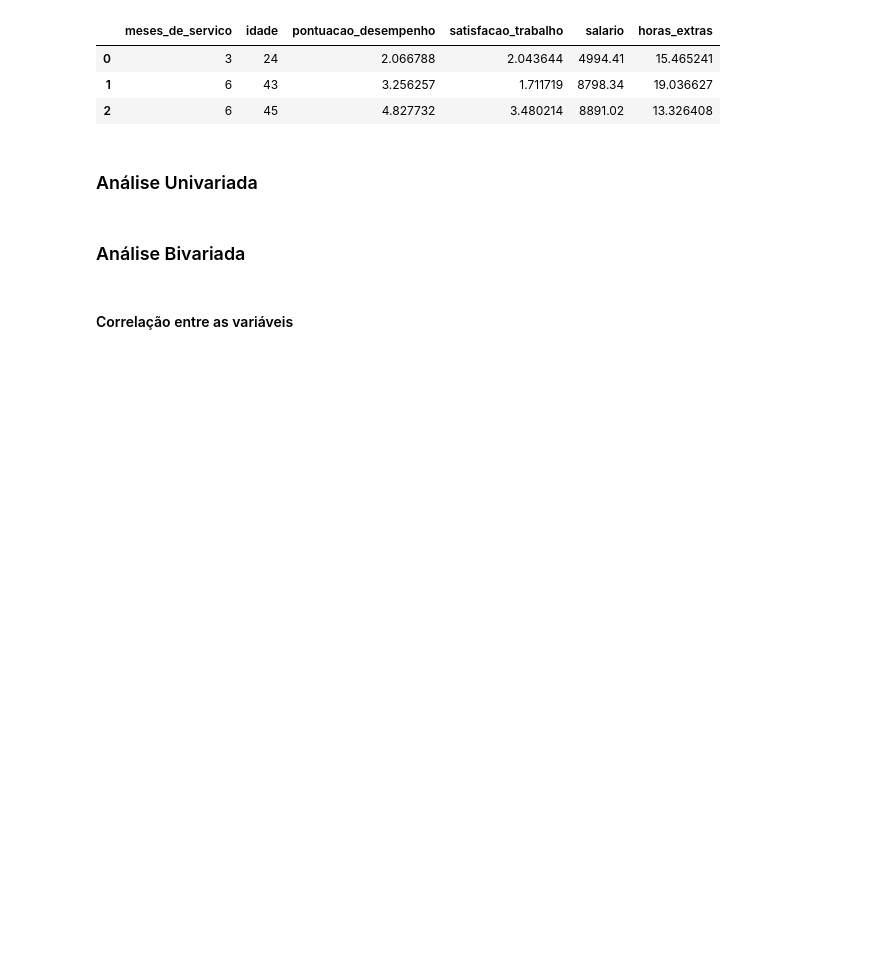
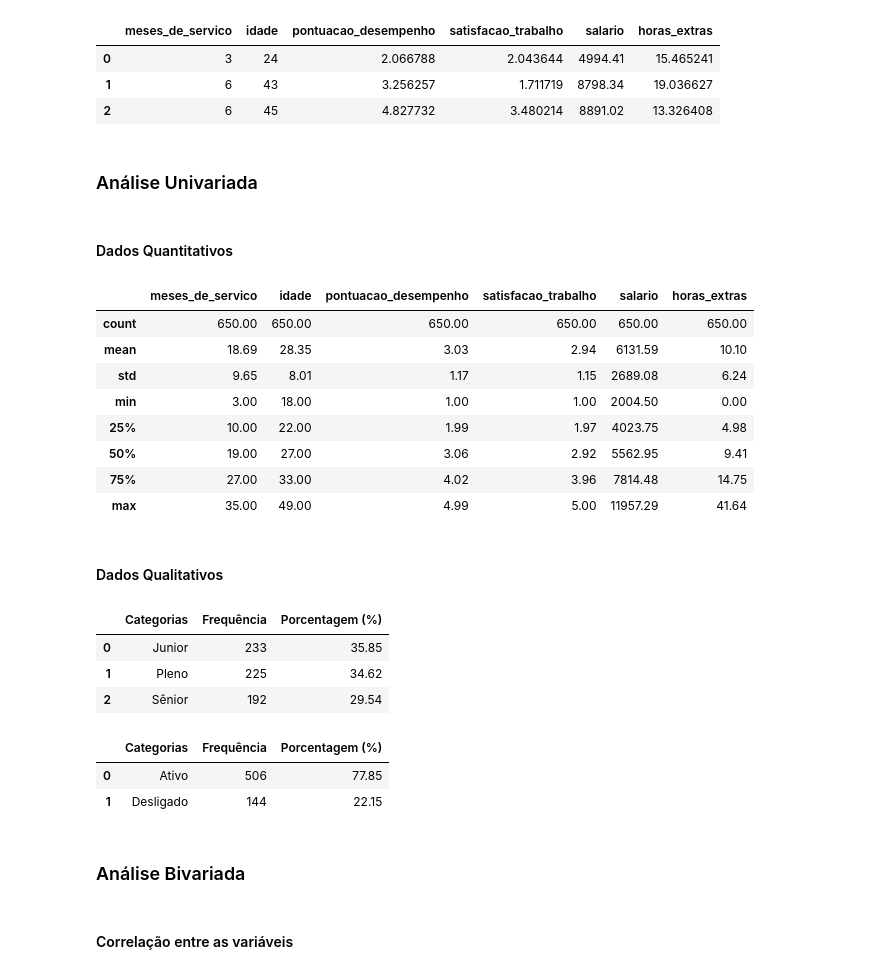
Before and after one commit to matheusrangelsa/analise-rh, a Jupyter notebook: analise_exploratoria_de_dados.ipynb, the cells around one changed output. Drawn from its saved outputs; the diff is of its cells as text; code cells hidden in the pictures; blank space fills up the shorter version.

Commit message:
atualização da analise de dados em python

```diff
--- a/analise_exploratoria_de_dados.ipynb
+++ b/analise_exploratoria_de_dados.ipynb
@@ -327,3 +327,19 @@ quantitativas.head(3)
 | 2 | 6 | 45 | 4.827732 | 3.480214 | 8891.02 | 13.326408 |
 # %% [markdown]
 ### Análise Univariada
+# %% [markdown]
+#### Dados Quantitativos
+# %%
+quantitativas.describe().round(2)
+# %% [output]
+|  | meses_de_servico | idade | pontuacao_desempenho | satisfacao_trabalho | salario | horas_extras |
+| count | 650.00 | 650.00 | 650.00 | 650.00 | 650.00 | 650.00 |
+| mean | 18.69 | 28.35 | 3.03 | 2.94 | 6131.59 | 10.10 |
+| std | 9.65 | 8.01 | 1.17 | 1.15 | 2689.08 | 6.24 |
+| min | 3.00 | 18.00 | 1.00 | 1.00 | 2004.50 | 0.00 |
+| 25% | 10.00 | 22.00 | 1.99 | 1.97 | 4023.75 | 4.98 |
+| 50% | 19.00 | 27.00 | 3.06 | 2.92 | 5562.95 | 9.41 |
+| 75% | 27.00 | 33.00 | 4.02 | 3.96 | 7814.48 | 14.75 |
+| max | 35.00 | 49.00 | 4.99 | 5.00 | 11957.29 | 41.64 |
+# %% [markdown]
+#### Dados Qualitativos
@@ -330,3 +368,21 @@ quantitativas.head(3)
+# %%
+cargo = tabela_frequencia(qualitativas, 'nivel_cargo')
+cargo
+# %% [output]
+|  | Categorias | Frequência | Porcentagem (%) |
+| 0 | Junior | 233 | 35.85 |
+| 1 | Pleno | 225 | 34.62 |
+| 2 | Sênior | 192 | 29.54 |
+# %%
+# Renomeando os valores da variável binária
+qualitativas['desligamento'] = qualitativas['desligamento'].replace({0: 'Ativo', 1: 'Desligado'})
+
+status = tabela_frequencia(qualitativas, 'desligamento')
+status
+# %% [output]
+|  | Categorias | Frequência | Porcentagem (%) |
+| 0 | Ativo | 506 | 77.85 |
+| 1 | Desligado | 144 | 22.15 |
 # %% [markdown]
 ### Análise Bivariada
 # %% [markdown]
```
Also changed, not shown: parts of 5 cells of this notebook.
